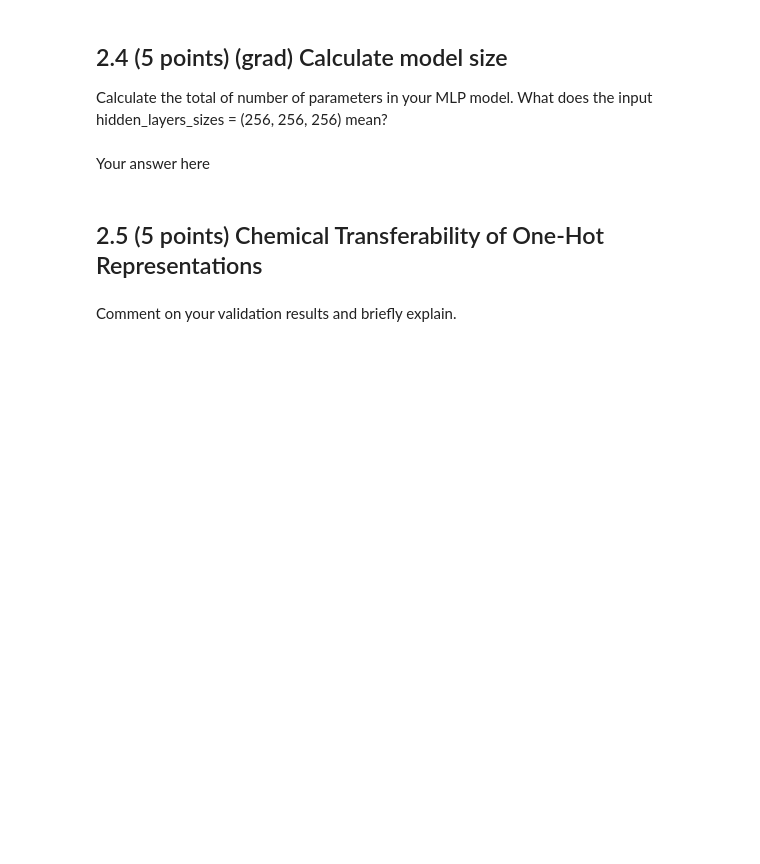
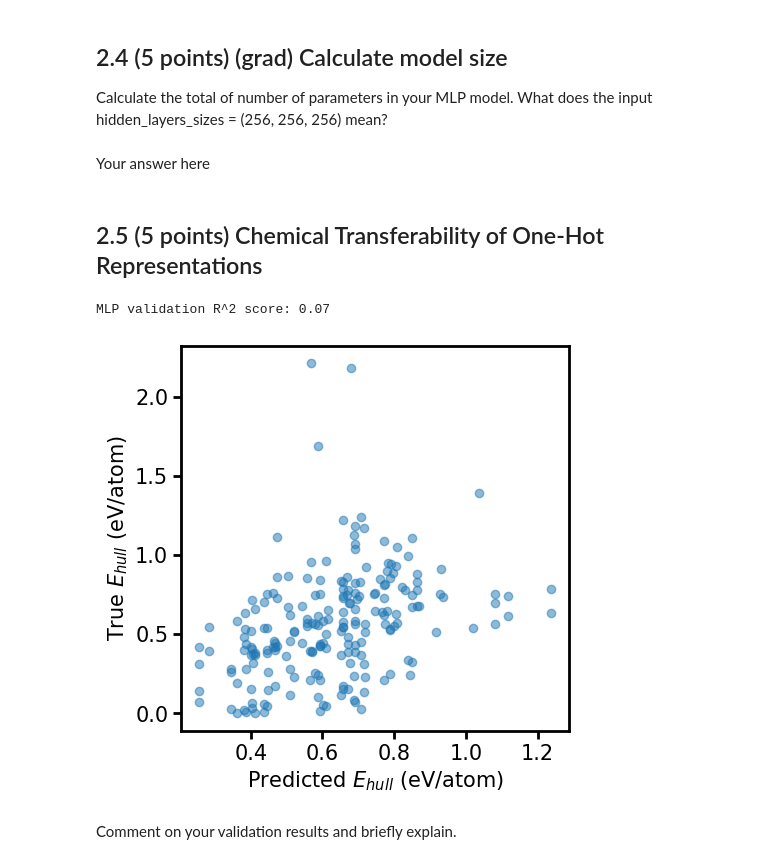
Before and after one commit to quothbonney/APAH-notes, a Jupyter notebook: psets/ps1-nonbio/pset1_template.ipynb, the cells around one changed output. Saved outputs shown, nothing was run; the diff lists cells and outputs as text; code cells hidden in the pictures; blank space fills up the shorter version.

```diff
--- a/psets/ps1-nonbio/pset1_template.ipynb
+++ b/psets/ps1-nonbio/pset1_template.ipynb
@@ -913,17 +909,31 @@ Your answer here
 # %%
 ########### Code #############
 
 # Load the test dataset which contains elements not seen in the training data
 perov_test = pd.read_csv("perov_val.csv")
 
 # Your code to preprocess data and predict on this test dataset, including a scatterplot of predictions
 
+X_test_tensor = torch.tensor(X_test_full).float().to(device)
+with torch.no_grad():
+    yhat_test_std = model(X_test_tensor).cpu().numpy().ravel()
+    y_test_std = y_test_full  # already standardized
 
+# unstandardize
+yhat_test = scaler_y.inverse_transform(yhat_test_std.reshape(-1, 1)).ravel()
+y_test = scaler_y.inverse_transform(y_test_std.reshape(-1, 1)).ravel()
 
+plt.figure(figsize=(5, 5))
+plt.scatter(yhat_test, y_test, alpha=0.5)
+plt.xlabel("Predicted $E_{hull}$ (eV/atom)")
+plt.ylabel("True $E_{hull}$ (eV/atom)")
 
 
 print("MLP validation R^2 score: {:.2f}".format(r2_score(y_test, yhat_test)))
 ########### Code #############
+# %% [output]
+MLP validation R^2 score: 0.07
+[figure, added]
 # %% [markdown]
 Comment on your validation results and briefly explain.
 # %% [markdown]
```
Also changed, not shown: parts of 19 cells of this notebook.
